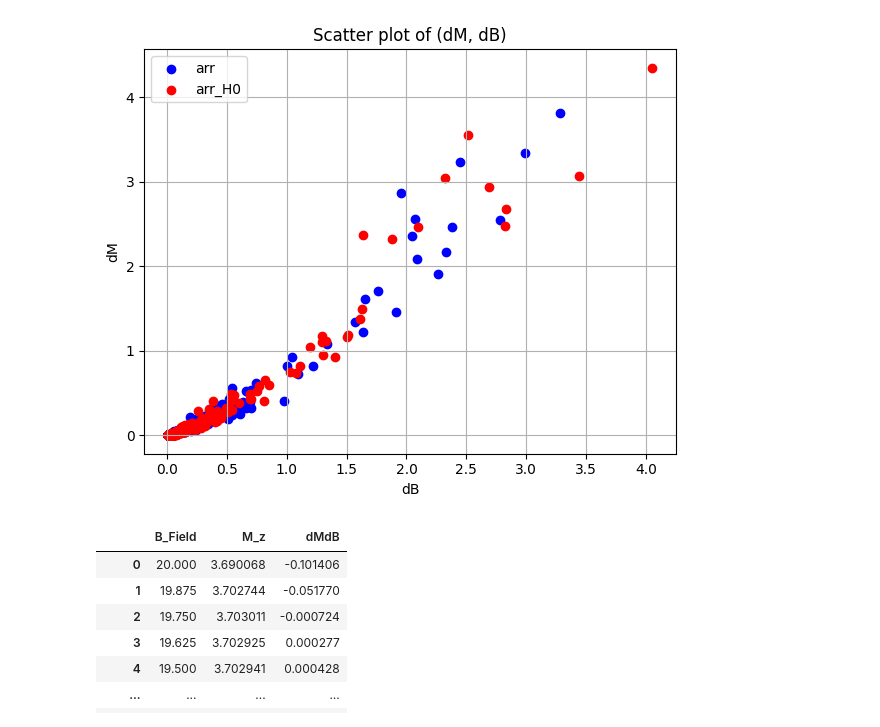
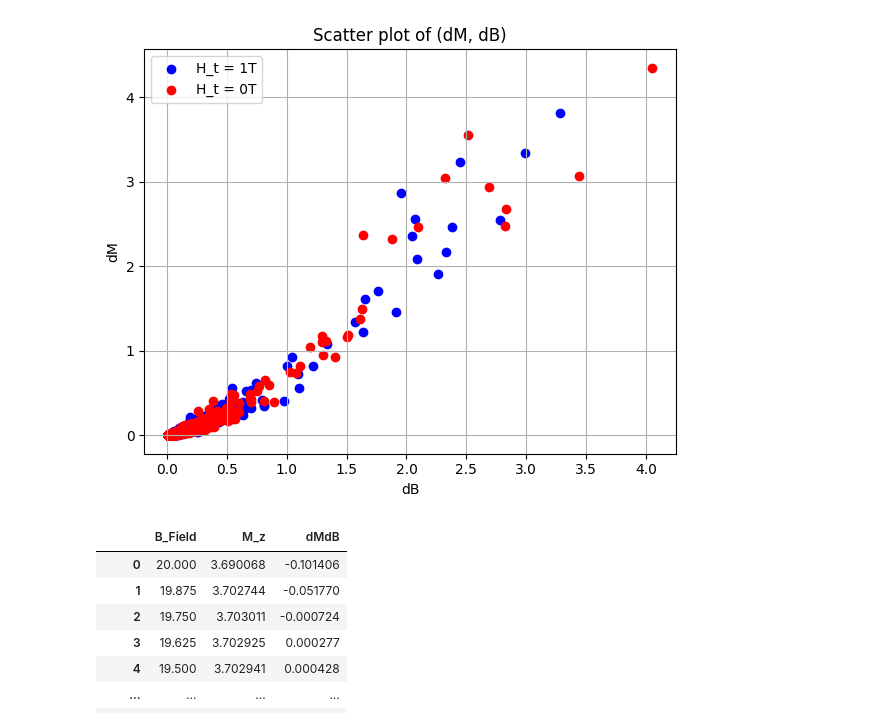
Before and after one commit to dmsilev/spirit, a Jupyter notebook: Barkhausen_noise_10.ipynb, the cells around one changed output. Saved outputs shown, nothing was run; the diff lists cells and outputs as text; code cells hidden in the pictures.

Commit message:
Susceptibility curves

```diff
--- a/Barkhausen_noise_10.ipynb
+++ b/Barkhausen_noise_10.ipynb
@@ -23,7 +30,29 @@ import plotly.express as px
 fig = px.line(df55, x='B_Field', y='M_z', markers=True,
               labels={'B_Field': 'B Field', 'M_z': 'M_z'},
               title='M_z vs. B Field')
-fig.write_html("Bfield_Mz_10_10_10_Ht_1_ncycles_8.html")
+fig = px.line(df55_H0, x='B_Field', y='M_z', markers=True,
+              labels={'B_Field': 'B Field', 'M_z': 'M_z'},
+              title='M_z vs. B Field')
+
+# Add a label column to distinguish the datasets
+df55['label'] = 'H_t = 1'
+df55_H0['label'] = 'H_t = 0'
+
+# Combine the DataFrames
+combined_df = pd.concat([df55, df55_H0])
+
+# Plot
+fig = px.line(
+    combined_df,
+    x='B_Field',
+    y='M_z',
+    color='label',  # Use color to distinguish
+    markers=True,
+    labels={'B_Field': 'B Field', 'M_z': 'M_z', 'label': 'Relaxation Field'},
+    title='M_z vs. B Field for Different H_relax'
+)
+
+fig.write_html("Bfield_Mz_10_10_10_Ht_1_Ht_0_ncycles_8.html")
 # %%
 df55_H0['dMdB'] = np.gradient(df55_H0['M_z'], df55_H0['B_Field'])
 df55_H0['dMdB'].hist(bins = 100)
@@ -32,7 +68,7 @@ df55_H0['dMdB'].hist(bins = 100)
 [figure]
 # %%
 threshold = -1
-B_limit_up = 10
+B_limit_up = 15
 B_limit_down = 5
 # %%
 #Find continuous segments of rows that contain at least one row with dMdB > threshold, segment defined by endpoints turning negative
@@ -78,24 +114,25 @@ def get_large_avals(df):
 # %%
 large_avals_H0 = get_large_avals(df55_H0)
 
 arr_H0 = np.array(large_avals_H0)
 
 large_avals = get_large_avals(df55)
 
 arr = np.array(large_avals)
 
 plt.figure(figsize=(6,5))
-plt.scatter(arr[:,1], arr[:,0], color='blue', label='arr')
-plt.scatter(arr_H0[:,1], arr_H0[:,0], color='red', label='arr_H0')
+plt.scatter(arr[:,1], arr[:,0], color='blue', label='H_t = 1T')
+plt.scatter(arr_H0[:,1], arr_H0[:,0], color='red', label='H_t = 0T')
 plt.ylabel('dM')
 plt.xlabel('dB')
 plt.title('Scatter plot of (dM, dB)')
 plt.grid(True)
 plt.tight_layout()
 plt.legend()
-plt.show()
+# plt.show()
+plt.savefig('Bfield_Mz_10_10_10_Ht_1_ncycles_8.png')
 # %% [output]
-[figure, old version]
+[figure, new version]
 # %%
 df55
 # %% [output]
```
Also changed, not shown: parts of 2 cells of this notebook, 7 other files.
